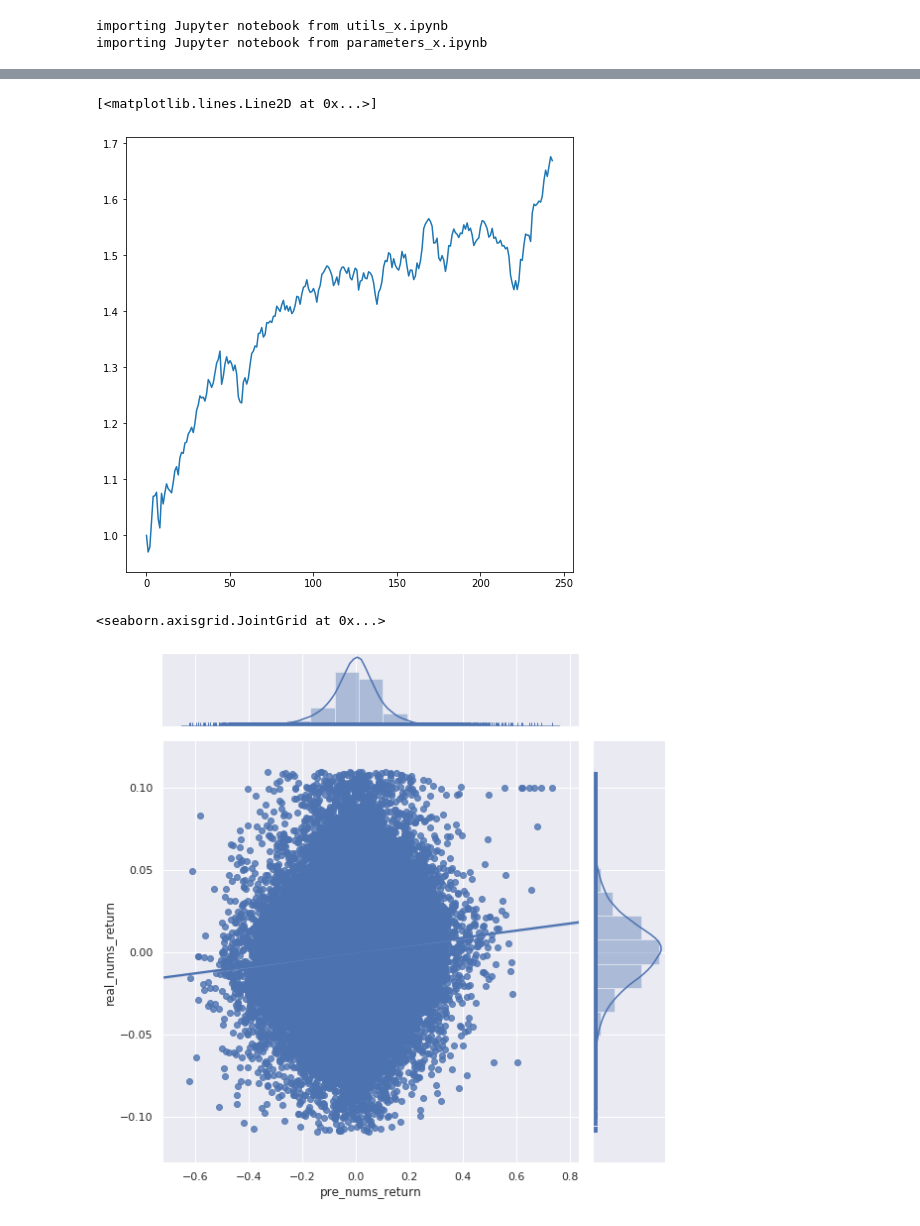
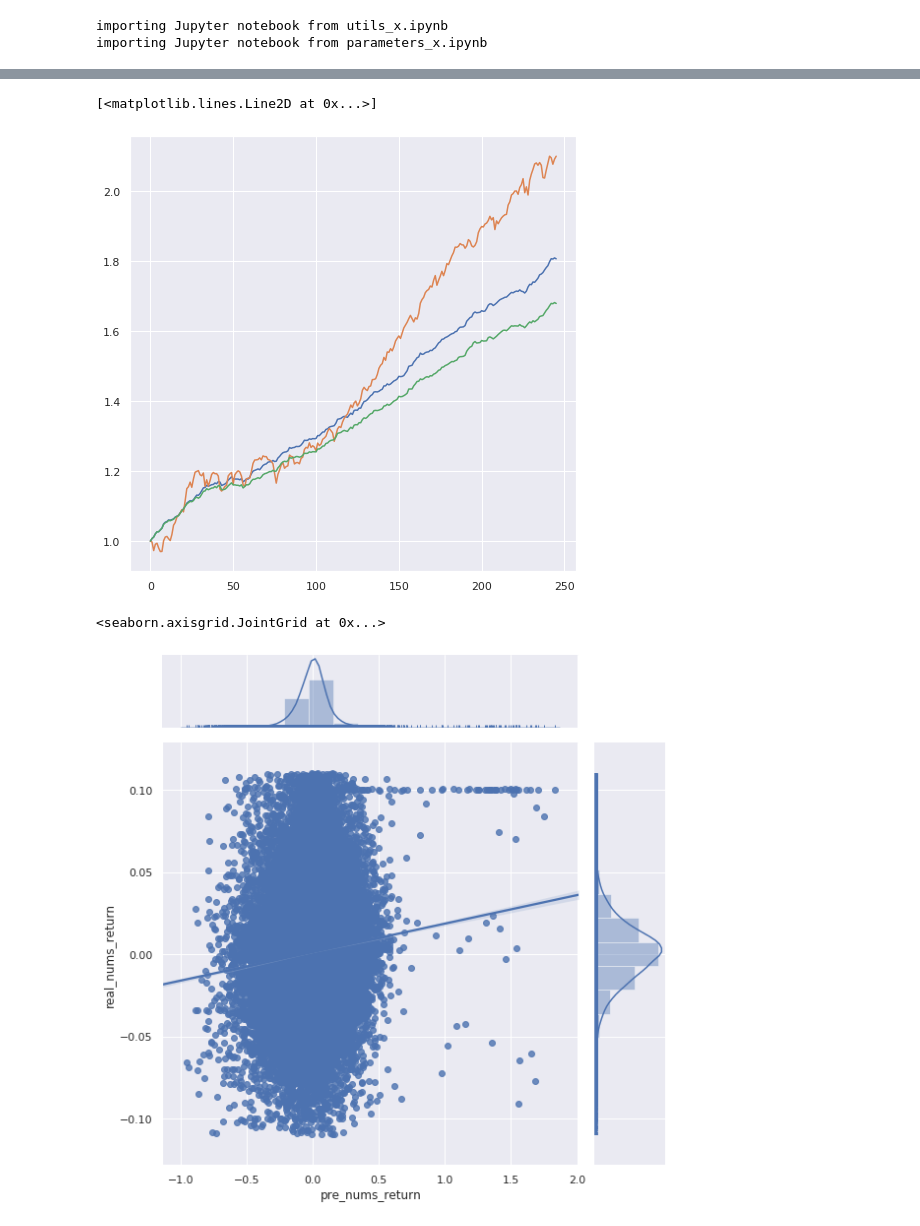
Before and after one commit to 1900sala/boosting, a Jupyter notebook: train1.ipynb, the cells around one changed output, grey strips where cells are left out. Cells and saved outputs as stored; diff of their text form; code cells hidden in the pictures.

```diff
--- a/train1.ipynb
+++ b/train1.ipynb
@@ -113,6 +103,9 @@ all_te_time = []
 all_turn = []
 all_nums_p_return = []
 all_nums_return = []
+all_market_return_list =[]
+all_limit_tag_list = []
+all_time_list = []
 
 data = data.dropna(how='any',axis=0)
 data = data[~data['return'].isnull()].copy()
@@ -125,14 +118,15 @@ for i in range(1):
 #     tr_time = select_year(str(year), time_series) + select_year(str(year+1), time_series) + \
 #               select_year(str(year+2), time_series) + select_year(str(year+3), time_series) + select_year(str(year+4), time_series)
 #     te_time =   select_year(str(year+5), time_series) + select_year(str(year+6), time_series) + select_year(str(year+7), time_series)
-    tr_time = select_year(str(year), time_series) + select_year(str(year+1), time_series)
-    te_time = select_year(str(year+2), time_series)
+    tr_time = select_year(str(year), time_series) + select_year(str(year+1), time_series) + select_year(str(year+2), time_series)
+    te_time = select_year(str(year+3), time_series)
+    fin_te_time = select_year(str(year+4), time_series)
     print(len(tr_time))
     print(len(te_time))
     print(len(list(set(tr_time)-set(te_time))))
     data_tr = data[data["date_time"].isin(tr_time)].copy()
     data_te = data[data["date_time"].isin(te_time)].copy()
-
+    data_fin = data[data["date_time"].isin(fin_te_time)].copy()
     print(len(set(data_tr["date_time"])))
     print(len(set(data_te["date_time"])))
     X_train = data_tr[use_f]
@@ -140,10 +134,12 @@ for i in range(1):
     X_test = data_te[use_f]
     y_test = data_te['label']
 
-    market_return = list(data[data["date_time"].isin(list(data_te.date_time))].groupby(['date_time'])['return'].mean())
+    market_return = list(data[data["date_time"].isin(list(data_fin.date_time))].groupby(['date_time'])['return'].mean())
     bst = train_op(X_train, y_train, params, num_rounds, X_test, y_test, early)  # 进行训练
     importance_dic = f_importance(bst, use_f)
-    re, pre, real_label, turn, nums_p_return, nums_return = simple_re_wheeled(data_te, use_f, bst, version='long')
+    re, pre, real_label, turn, nums_p_return, nums_return, market_return_list, limit_tag_list, time_list = \
+       simple_re_wheeled(data_fin, use_f, bst, version='long')
+
     all_re = all_re + re
     all_pre = all_pre + pre
     all_real_label = all_real_label + real_label
@@ -152,9 +148,9 @@ for i in range(1):
     all_turn = all_turn + turn
     all_nums_p_return = all_nums_p_return + nums_p_return
     all_nums_return = all_nums_return + nums_return
+    all_market_return_list = all_market_return_list + market_return_list
+    all_limit_tag_list = all_limit_tag_list + limit_tag_list
+    all_time_list = all_time_list + time_list
     print(len(all_turn))
     print(len(all_te_time))
-# pnl_analysis(all_market_return, all_re, importance_dic, all_buy_v, all_sell_v, all_pre, all_real_label, type='acc')
-# turnover = turnover_analysis(all_te_time, all_buy_v, all_sell_v, all_turn)
-# pnl_analysis(all_te_time, all_market_return, all_re, importance_dic, all_pre, all_real_label,  turnover, type='add')
 # %% [output]
@@ -190,0 +203,5 @@ plt.plot(all_re)
+# %%
+df_r =  pd.DataFrame({"real_nums_return":all_nums_return,\
+                      "pre_nums_return":all_nums_p_return,"rank":all_real_label,\
+                      "pre_rank":all_pre, "limit_tag":all_limit_tag_list,\
+                      "market_return":all_market_return_list, "time_list":all_time_list})
@@ -191,6 +245,12 @@ plt.plot(all_re)
+# %%
+tdf = df_r[(df_r["pre_rank"] == 9) & ~(df_r["limit_tag"] == 1)]
+# %%
+re_limit = list(tdf.groupby(["time_list"])["real_nums_return"].mean())
 # %%
 plt.rcParams['figure.figsize'] = (8, 8)
-plt.plot(add_return(all_re))
+plt.plot(add_return(np.array(all_re)-np.array(market_return)))
+plt.plot(add_return(np.array(all_re)))
+plt.plot(add_return(np.array(re_limit)-np.array(market_return)))
 # %% [output]
 [<matplotlib.lines.Line2D at 0x...>]
-[figure, old version]
+[figure, new version]
@@ -201,6 +257,5 @@ df_r =  pd.DataFrame({"real_nums_return":all_nums_return,\
 # %%
-import seaborn as sns
-sns.set(style="darkgrid")
+
 sns.jointplot(
               x = df_r['pre_nums_return'], y = df_r['real_nums_return'],
               data = df_r,  #设置数据
@@ -211,7 +266,7 @@ sns.jointplot(
              )
 # %% [output]
 <seaborn.axisgrid.JointGrid at 0x...>
-[figure, old version]
+[figure, new version]
 # %%
 def segment_mean(x,y,bins):
     x_range = np.linspace(min(x), max(x), bins)
```
Also changed, not shown: parts of 39 cells of this notebook, 4 other files.
